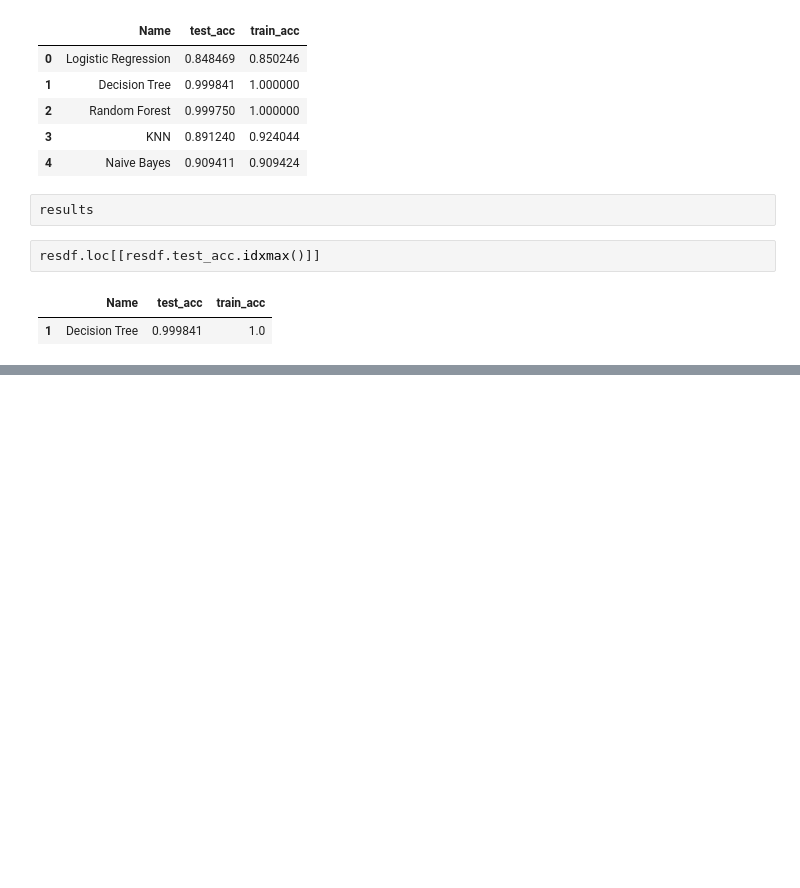
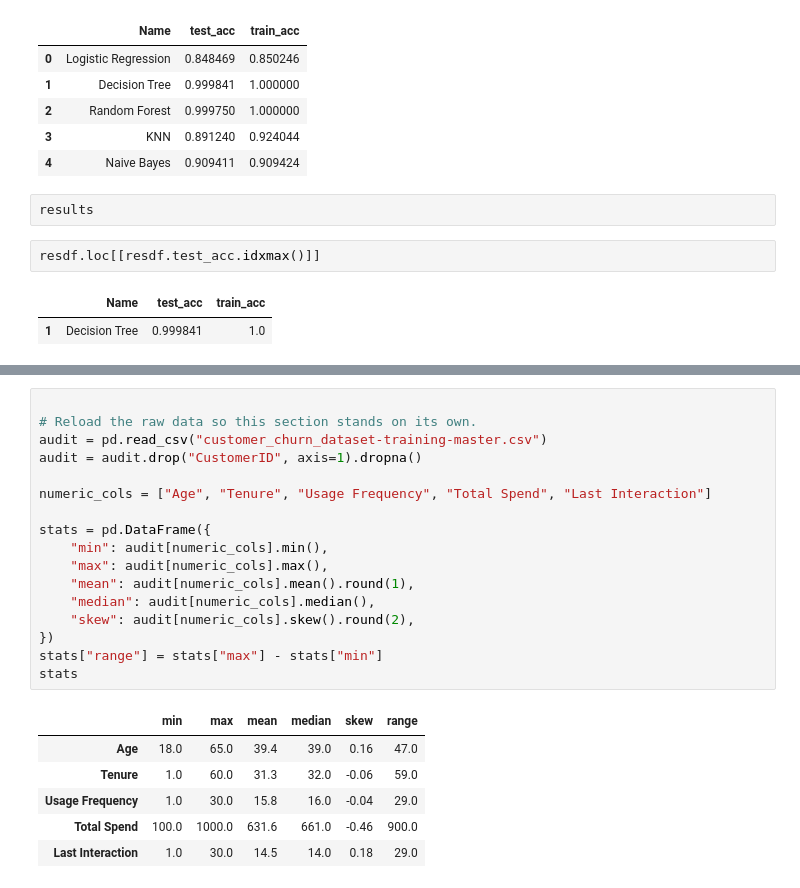
Before and after one commit to ratul-sraj/churn-pred, a Jupyter notebook: Churn Pred.ipynb, the cells around one changed output, grey strips where cells are left out. Drawn from its saved outputs; the diff is of its cells as text; blank space fills up the shorter version.

```diff
--- a/Churn Pred.ipynb
+++ b/Churn Pred.ipynb
@@ -295,0 +302,24 @@ resdf.loc[[resdf.test_acc.idxmax()]]
+# %%
+
+# Reload the raw data so this section stands on its own.
+audit = pd.read_csv("customer_churn_dataset-training-master.csv")
+audit = audit.drop("CustomerID", axis=1).dropna()
+
+numeric_cols = ["Age", "Tenure", "Usage Frequency", "Total Spend", "Last Interaction"]
+
+stats = pd.DataFrame({
+    "min": audit[numeric_cols].min(),
+    "max": audit[numeric_cols].max(),
+    "mean": audit[numeric_cols].mean().round(1),
+    "median": audit[numeric_cols].median(),
+    "skew": audit[numeric_cols].skew().round(2),
+})
+stats["range"] = stats["max"] - stats["min"]
+stats
+# %% [output]
+|  | min | max | mean | median | skew | range |
+| Age | 18.0 | 65.0 | 39.4 | 39.0 | 0.16 | 47.0 |
+| Tenure | 1.0 | 60.0 | 31.3 | 32.0 | -0.06 | 59.0 |
+| Usage Frequency | 1.0 | 30.0 | 15.8 | 16.0 | -0.04 | 29.0 |
+| Total Spend | 100.0 | 1000.0 | 631.6 | 661.0 | -0.46 | 900.0 |
+| Last Interaction | 1.0 | 30.0 | 14.5 | 14.0 | 0.18 | 29.0 |
```
Also changed, not shown: parts of 7 cells of this notebook, 1 other file.
